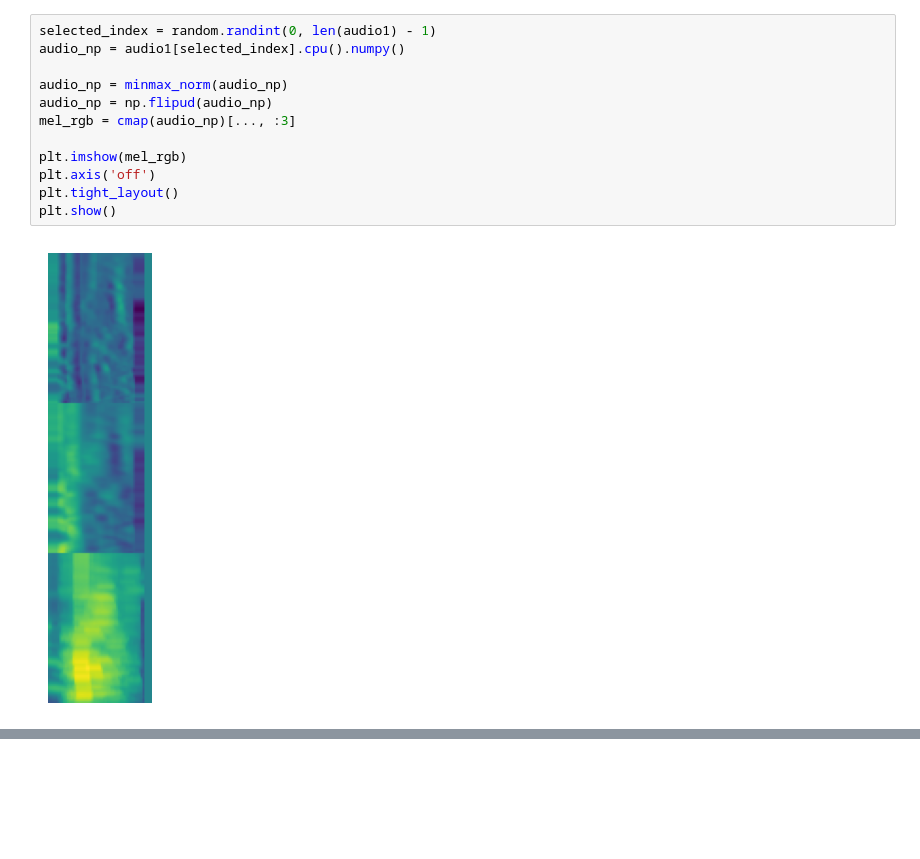
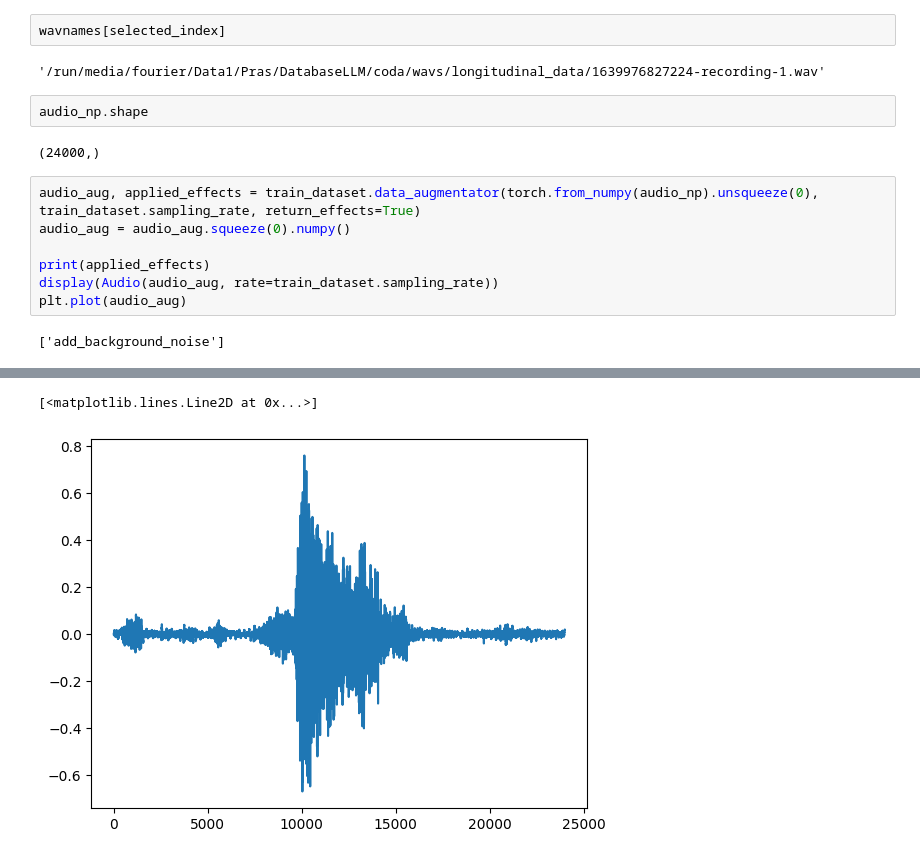
Before and after one commit to arkiven4/NXSCough, a Jupyter notebook: notebooks/check_dataloader.ipynb, the cells around one changed output, grey strips where cells are left out. Cells and saved outputs as stored; diff of their text form; blank space fills up the shorter version.

```diff
--- a/notebooks/check_dataloader.ipynb
+++ b/notebooks/check_dataloader.ipynb
@@ -184,14 +157,17 @@ plt.plot(audio_np)
-# %%
-selected_index = random.randint(0, len(audio1) - 1)
-audio_np = audio1[selected_index].cpu().numpy()
-
-audio_np = minmax_norm(audio_np)
-audio_np = np.flipud(audio_np)
-mel_rgb = cmap(audio_np)[..., :3]
-
-plt.imshow(mel_rgb)
-plt.axis('off')
-plt.tight_layout()
-plt.show()
-# %% [output]
-[figure, removed]
+# %%
+wavnames[selected_index]
+# %% [output]
+'/run/media/fourier/Data1/Pras/DatabaseLLM/coda/wavs/longitudinal_data/1639976827224-recording-1.wav'
+# %%
+audio_np.shape
+# %% [output]
+(24000,)
+# %%
+audio_aug, applied_effects = train_dataset.data_augmentator(torch.from_numpy(audio_np).unsqueeze(0), train_dataset.sampling_rate, return_effects=True)
+audio_aug = audio_aug.squeeze(0).numpy()
+
+print(applied_effects)
+display(Audio(audio_aug, rate=train_dataset.sampling_rate))
+plt.plot(audio_aug)
+# %% [output]
+['add_background_noise']
@@ -197,0 +175,2 @@ plt.show()
+[<matplotlib.lines.Line2D at 0x...>]
+[figure, added]
```
Also changed, not shown: parts of 6 cells of this notebook, 4 other files.
